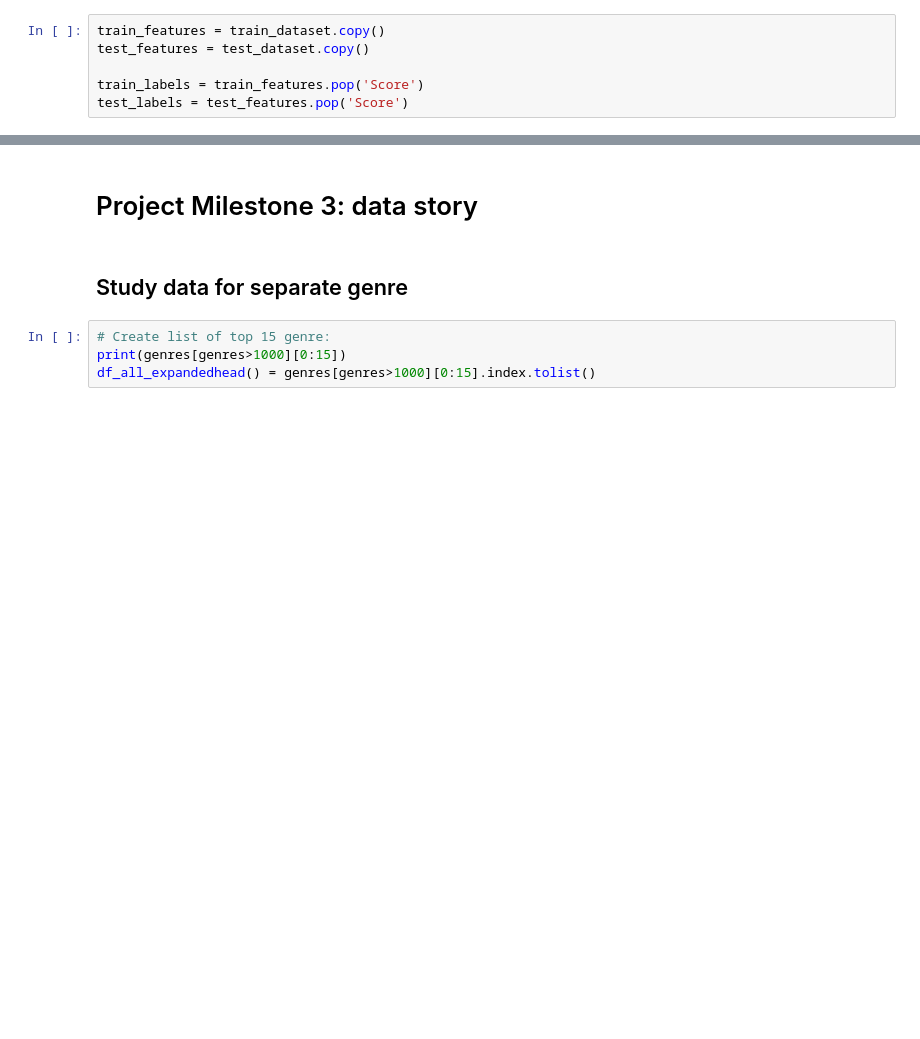
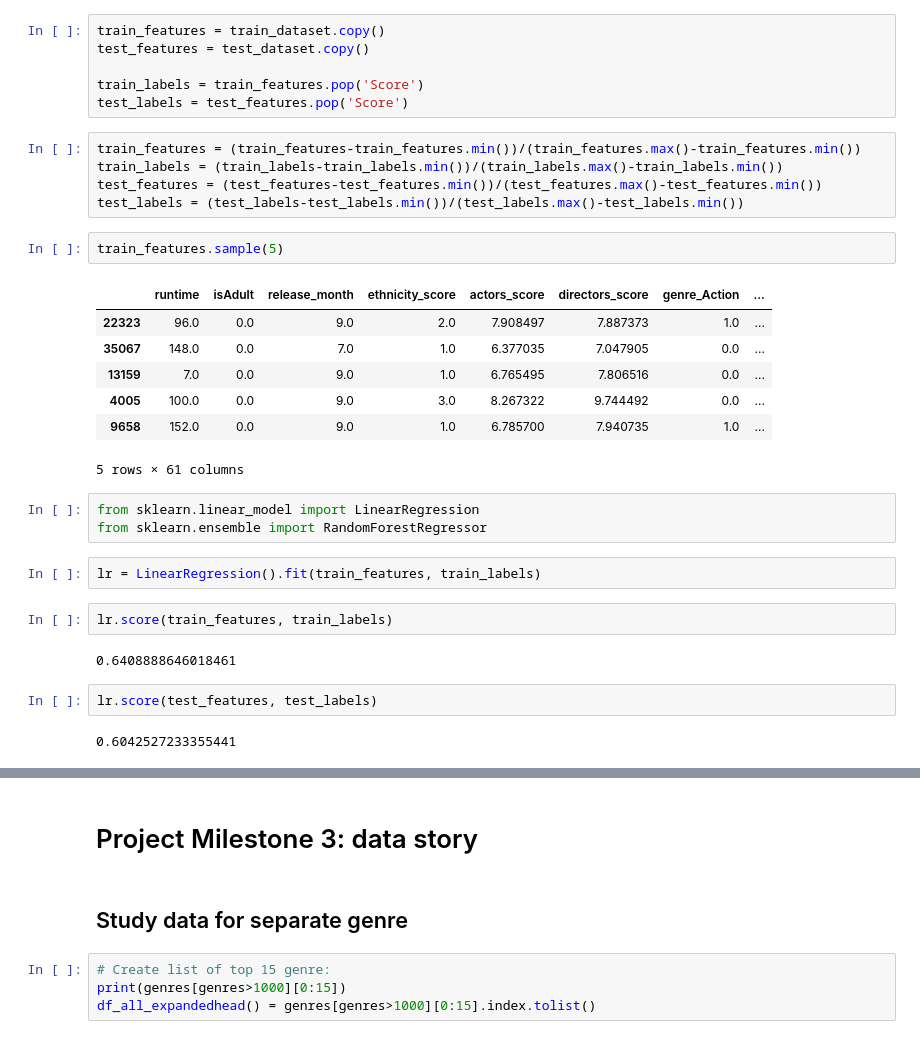
Before and after one commit to epfl-ada/ada-2022-project-theadaholics, a Jupyter notebook: main.ipynb, the cells around one changed output, grey strips where cells are left out. Saved outputs shown, nothing was run; the diff lists cells and outputs as text; blank space fills up the shorter version.

Commit message:
Add model for predicting movie success

```diff
--- a/main.ipynb
+++ b/main.ipynb
@@ -2220,3 +2254,31 @@ test_features = test_dataset.copy()
 
 train_labels = train_features.pop('Score')
 test_labels = test_features.pop('Score')
+# %%
+train_features = (train_features-train_features.min())/(train_features.max()-train_features.min())
+train_labels = (train_labels-train_labels.min())/(train_labels.max()-train_labels.min())
+test_features = (test_features-test_features.min())/(test_features.max()-test_features.min())
+test_labels = (test_labels-test_labels.min())/(test_labels.max()-test_labels.min())
+# %%
+train_features.sample(5)
+# %% [output]
+|  | runtime | isAdult | release_month | ethnicity_score | actors_score | directors_score | genre_Action | ... |
+| 22323 | 96.0 | 0.0 | 9.0 | 2.0 | 7.908497 | 7.887373 | 1.0 | ... |
+| 35067 | 148.0 | 0.0 | 7.0 | 1.0 | 6.377035 | 7.047905 | 0.0 | ... |
+| 13159 | 7.0 | 0.0 | 9.0 | 1.0 | 6.765495 | 7.806516 | 0.0 | ... |
+| 4005 | 100.0 | 0.0 | 9.0 | 3.0 | 8.267322 | 9.744492 | 0.0 | ... |
+| 9658 | 152.0 | 0.0 | 9.0 | 1.0 | 6.785700 | 7.940735 | 1.0 | ... |
+5 rows × 61 columns
+# %%
+from sklearn.linear_model import LinearRegression
+from sklearn.ensemble import RandomForestRegressor
+# %%
+lr = LinearRegression().fit(train_features, train_labels)
+# %%
+lr.score(train_features, train_labels)
+# %% [output]
+0.6408888646018461
+# %%
+lr.score(test_features, test_labels)
+# %% [output]
+0.6042527233355441
```
Also changed, not shown: parts of 43 cells of this notebook, 2 other files.
